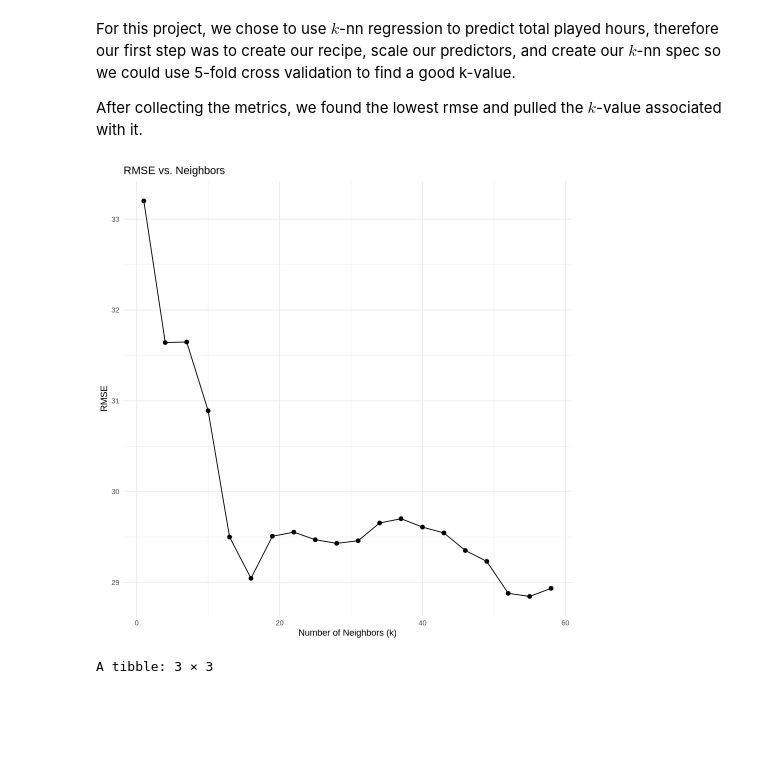
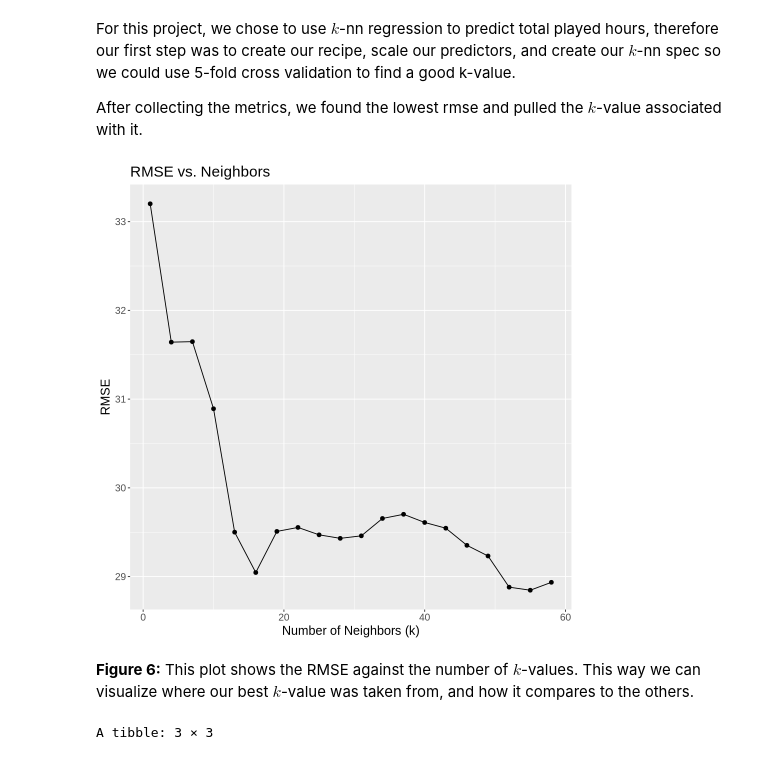
Before and after one commit to Michaele0128/Final_Project, a Jupyter notebook: Final Project.ipynb, the cells around one changed output. Drawn from its saved outputs; the diff is of its cells as text; code cells hidden in the pictures; blank space fills up the shorter version.

Commit message:
Added figure # NS caption for rmse plot

```diff
--- a/Final Project.ipynb
+++ b/Final Project.ipynb
@@ -322,15 +322,17 @@ After collecting the metrics, we found the lowest rmse and pulled the $k$-value
 # %%
 options(repr.plot.width = 8, repr.plot.height = 8)
 ggplot(players_results |>
        filter(.metric == "rmse"), aes(x = neighbors, y = mean)) +
         geom_line() +
         geom_point(size = 2) +
         xlab("Number of Neighbors (k)") +
         ylab("RMSE") +
         ggtitle("RMSE vs. Neighbors") +
-theme_minimal()
+        theme(text = element_text(size=15))
 # %% [output]
-[figure, old version]
+[figure, new version]
+# %% [markdown]
+**Figure 6:** This plot shows the RMSE against the number of $k$-values. This way we can visualize where our best $k$-value was taken from, and how it compares to the others.
 # %%
 # Fitting the model with the optimal K value
 players_best_spec <- nearest_neighbor(weight_func = "rectangular", neighbors = k_min) |>
```
